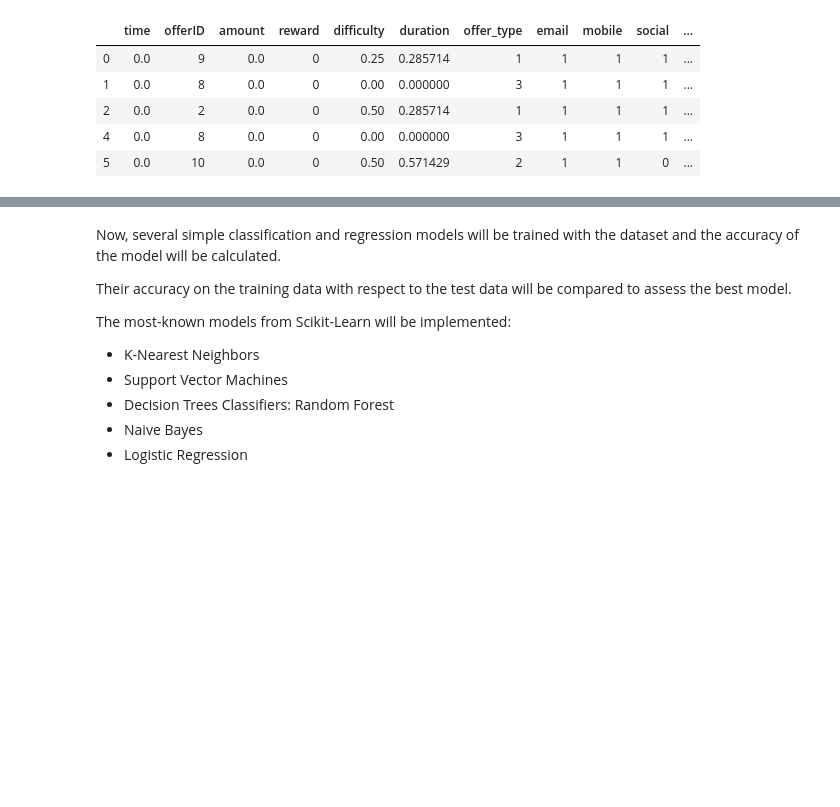
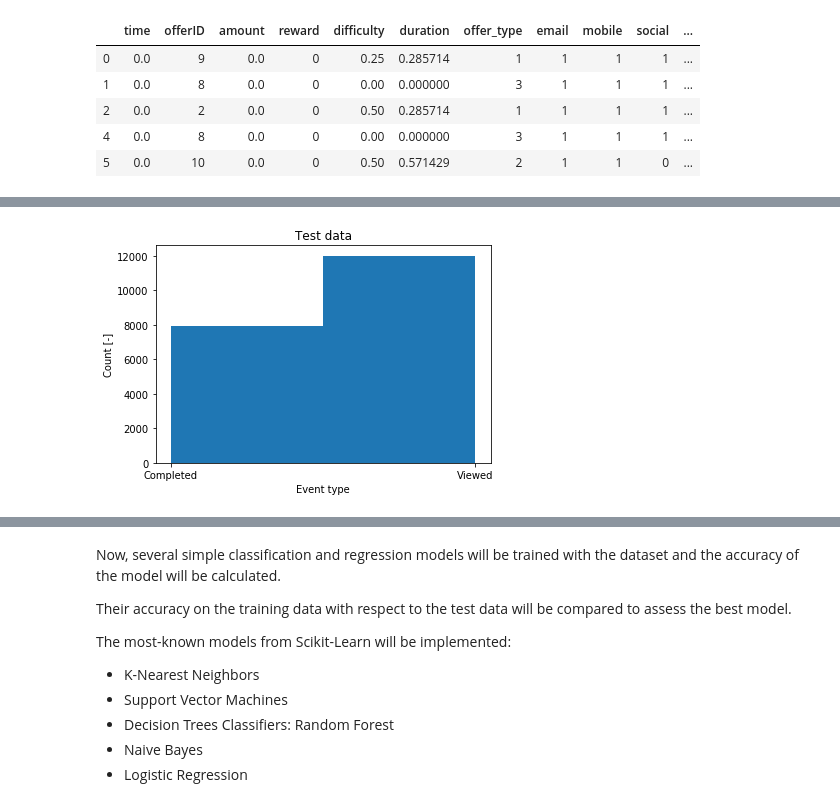
Before and after one commit to alserranor/StarbucksPromotion, a Jupyter notebook: Starbucks.ipynb, the cells around one changed output, grey strips where cells are left out. Cells and saved outputs as stored; diff of their text form; code cells hidden in the pictures; blank space fills up the shorter version.

```diff
--- a/Starbucks.ipynb
+++ b/Starbucks.ipynb
@@ -925,0 +964,7 @@ Xtrain, Xtest, yTrain, yTest = train_test_split(X, Y)
+# %%
+plt.hist(yTestA, bins = 2);
+plt.title('Test data')
+plt.xlabel('Event type');
+plt.ylabel('Count [-]');
+# %% [output]
+[figure, added]
```
Also changed, not shown: parts of 27 cells of this notebook, 4 other files.
